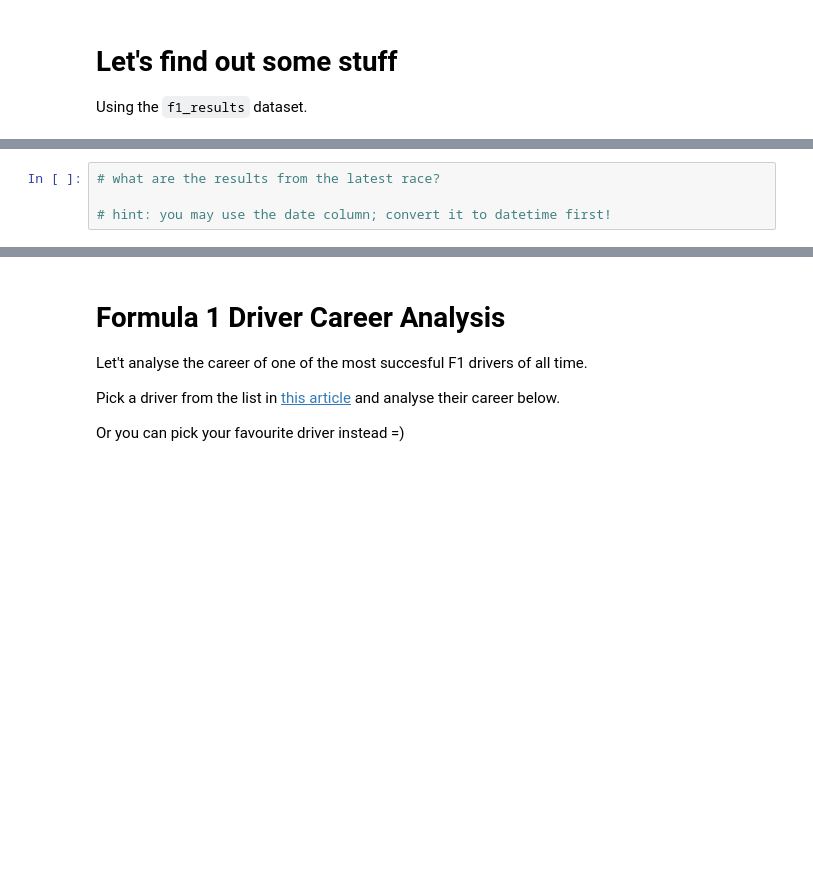
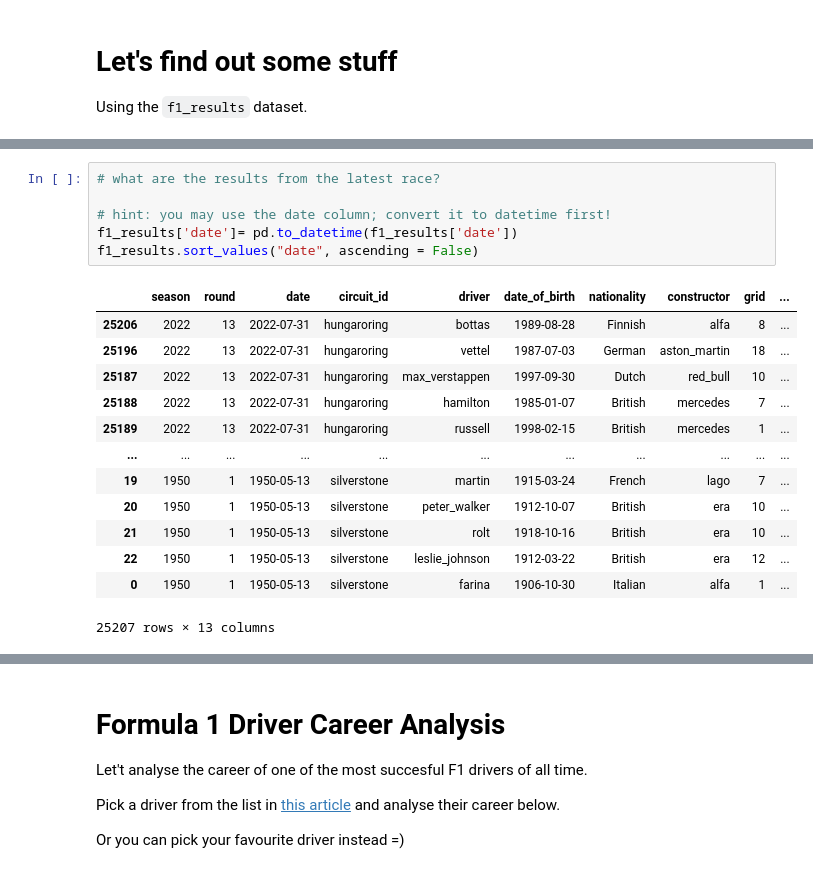
Before and after one commit to Edward1123/bootcamp, a Jupyter notebook: 2022/python_workshop/notebooks/08_pandas.ipynb, the cells around one changed output, grey strips where cells are left out. Drawn from its saved outputs; the diff is of its cells as text; blank space fills up the shorter version.

```diff
--- a/2022/python_workshop/notebooks/08_pandas.ipynb
+++ b/2022/python_workshop/notebooks/08_pandas.ipynb
@@ -860,6 +894,22 @@ f1_results.head()
 # %%
 # what are the results from the latest race?
 
 # hint: you may use the date column; convert it to datetime first!
+f1_results['date']= pd.to_datetime(f1_results['date'])
+f1_results.sort_values("date", ascending = False)
+# %% [output]
+|  | season | round | date | circuit_id | driver | date_of_birth | nationality | constructor | grid | ... |
+| 25206 | 2022 | 13 | 2022-07-31 | hungaroring | bottas | 1989-08-28 | Finnish | alfa | 8 | ... |
+| 25196 | 2022 | 13 | 2022-07-31 | hungaroring | vettel | 1987-07-03 | German | aston_martin | 18 | ... |
+| 25187 | 2022 | 13 | 2022-07-31 | hungaroring | max_verstappen | 1997-09-30 | Dutch | red_bull | 10 | ... |
+| 25188 | 2022 | 13 | 2022-07-31 | hungaroring | hamilton | 1985-01-07 | British | mercedes | 7 | ... |
+| 25189 | 2022 | 13 | 2022-07-31 | hungaroring | russell | 1998-02-15 | British | mercedes | 1 | ... |
+| ... | ... | ... | ... | ... | ... | ... | ... | ... | ... | ... |
+| 19 | 1950 | 1 | 1950-05-13 | silverstone | martin | 1915-03-24 | French | lago | 7 | ... |
+| 20 | 1950 | 1 | 1950-05-13 | silverstone | peter_walker | 1912-10-07 | British | era | 10 | ... |
+| 21 | 1950 | 1 | 1950-05-13 | silverstone | rolt | 1918-10-16 | British | era | 10 | ... |
+| 22 | 1950 | 1 | 1950-05-13 | silverstone | leslie_johnson | 1912-03-22 | British | era | 12 | ... |
+| 0 | 1950 | 1 | 1950-05-13 | silverstone | farina | 1906-10-30 | Italian | alfa | 1 | ... |
+25207 rows × 13 columns
 # %%
 # who won the race? how many races has this pilot won this year?
```
Also changed, not shown: parts of 7 cells of this notebook.
